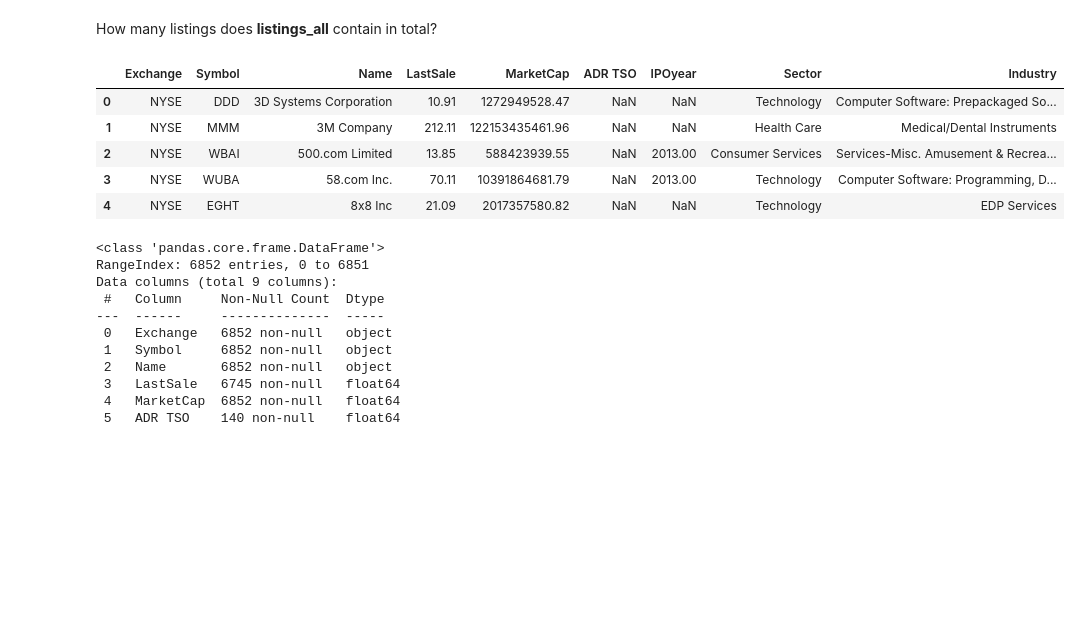
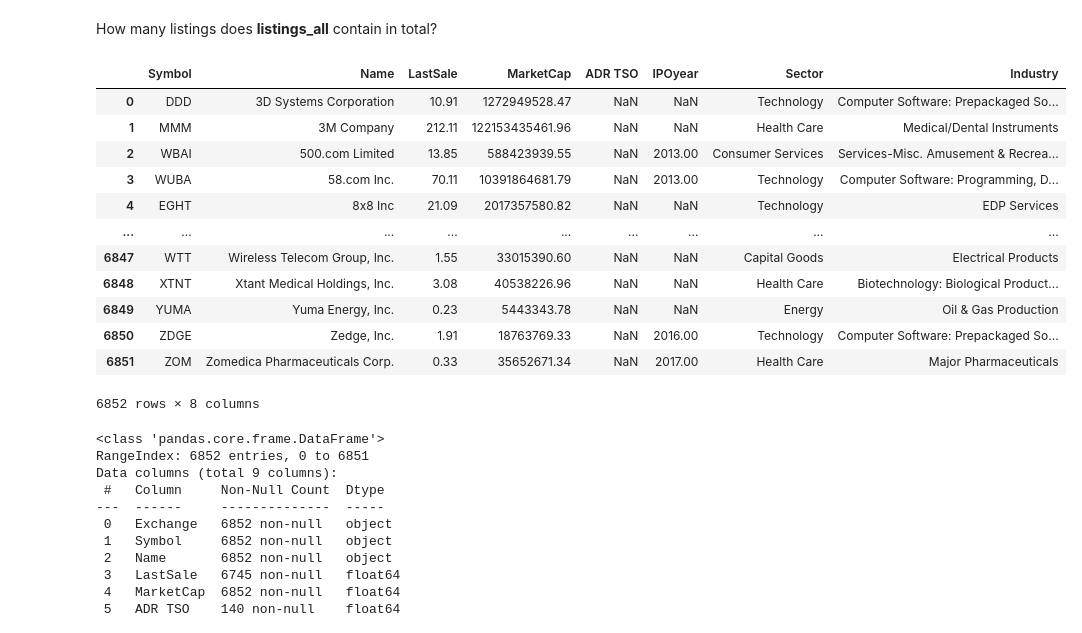
Before and after one commit to zgz20191202/zgz20191202, a Jupyter notebook: Quant Preparation/Python Practice/Pandas_Basics/My Solutions/Exercise_08.ipynb, the cells around one changed output. Drawn from its saved outputs; the diff is of its cells as text; code cells hidden in the pictures; blank space fills up the shorter version.

```diff
--- a/Quant Preparation/Python Practice/Pandas_Basics/Exercise_08.ipynb
+++ b/Quant Preparation/Python Practice/Pandas_Basics/My Solutions/Exercise_08.ipynb
@@ -291,18 +283,26 @@ all_listings.head()
 # %%
 # run the cell to tidy up!
-all_listings = all_listings.reset_index()
+all_listings.reset_index(drop=True,inplace=True)
+# reset_index does not return any value
 # %% [markdown]
 How many listings does __listings_all__ contain in total?
 # %%
 # run and inspect!
-all_listings.head()
+all_listings
 # %% [output]
-|  | Exchange | Symbol | Name | LastSale | MarketCap | ADR TSO | IPOyear | Sector | Industry |
-| 0 | NYSE | DDD | 3D Systems Corporation | 10.91 | 1272949528.47 | NaN | NaN | Technology | Computer Software: Prepackaged So... |
-| 1 | NYSE | MMM | 3M Company | 212.11 | 122153435461.96 | NaN | NaN | Health Care | Medical/Dental Instruments |
-| 2 | NYSE | WBAI | 500.com Limited | 13.85 | 588423939.55 | NaN | 2013.00 | Consumer Services | Services-Misc. Amusement & Recrea... |
-| 3 | NYSE | WUBA | 58.com Inc. | 70.11 | 10391864681.79 | NaN | 2013.00 | Technology | Computer Software: Programming, D... |
-| 4 | NYSE | EGHT | 8x8 Inc | 21.09 | 2017357580.82 | NaN | NaN | Technology | EDP Services |
+|  | Symbol | Name | LastSale | MarketCap | ADR TSO | IPOyear | Sector | Industry |
+| 0 | DDD | 3D Systems Corporation | 10.91 | 1272949528.47 | NaN | NaN | Technology | Computer Software: Prepackaged So... |
+| 1 | MMM | 3M Company | 212.11 | 122153435461.96 | NaN | NaN | Health Care | Medical/Dental Instruments |
+| 2 | WBAI | 500.com Limited | 13.85 | 588423939.55 | NaN | 2013.00 | Consumer Services | Services-Misc. Amusement & Recrea... |
+| 3 | WUBA | 58.com Inc. | 70.11 | 10391864681.79 | NaN | 2013.00 | Technology | Computer Software: Programming, D... |
+| 4 | EGHT | 8x8 Inc | 21.09 | 2017357580.82 | NaN | NaN | Technology | EDP Services |
+| ... | ... | ... | ... | ... | ... | ... | ... | ... |
+| 6847 | WTT | Wireless Telecom Group, Inc. | 1.55 | 33015390.60 | NaN | NaN | Capital Goods | Electrical Products |
+| 6848 | XTNT | Xtant Medical Holdings, Inc. | 3.08 | 40538226.96 | NaN | NaN | Health Care | Biotechnology: Biological Product... |
+| 6849 | YUMA | Yuma Energy, Inc. | 0.23 | 5443343.78 | NaN | NaN | Energy | Oil & Gas Production |
+| 6850 | ZDGE | Zedge, Inc. | 1.91 | 18763769.33 | NaN | 2016.00 | Technology | Computer Software: Prepackaged So... |
+| 6851 | ZOM | Zomedica Pharmaceuticals Corp. | 0.33 | 35652671.34 | NaN | 2017.00 | Health Care | Major Pharmaceuticals |
+6852 rows × 8 columns
 # %%
 # run and inspect!
 all_listings.info()
```
Also changed, not shown: parts of 20 cells of this notebook, 32 other files.
